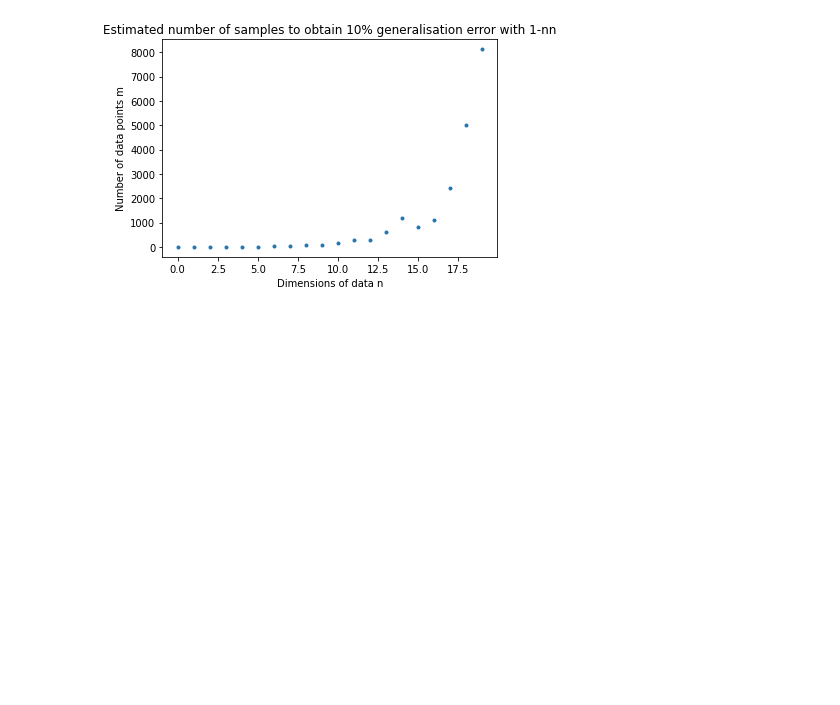
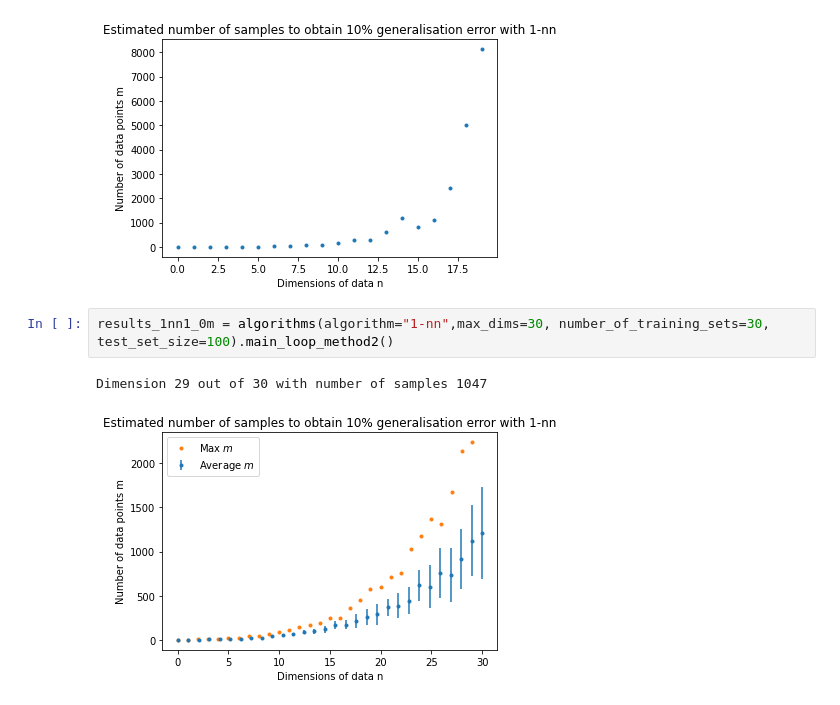
Before and after one commit to TheodoreWolf/Msc-Machine-Learning, a Jupyter notebook: Modules/COMP0078/coursework 2/Part 3.ipynb, the cells around one changed output. Cells and saved outputs as stored; diff of their text form; blank space fills up the shorter version.

```diff
--- a/Modules/COMP0078/coursework 2/Part 3.ipynb
+++ b/Modules/COMP0078/coursework 2/Part 3.ipynb
@@ -320,4 +311,9 @@ results_1nn1 = algorithms(algorithm="1-nn",max_dims=20, number_of_training_sets=
 # %% [output]
 Dimension 19 out of 20 with number of samples 5011
 [figure]
+# %%
+results_1nn1_0m = algorithms(algorithm="1-nn",max_dims=30, number_of_training_sets=30, test_set_size=100).main_loop_method2()
+# %% [output]
+Dimension 29 out of 30 with number of samples 1047
+[figure, added]
 # %%
```
Also changed, not shown: parts of 19 cells of this notebook, 1 other file.
